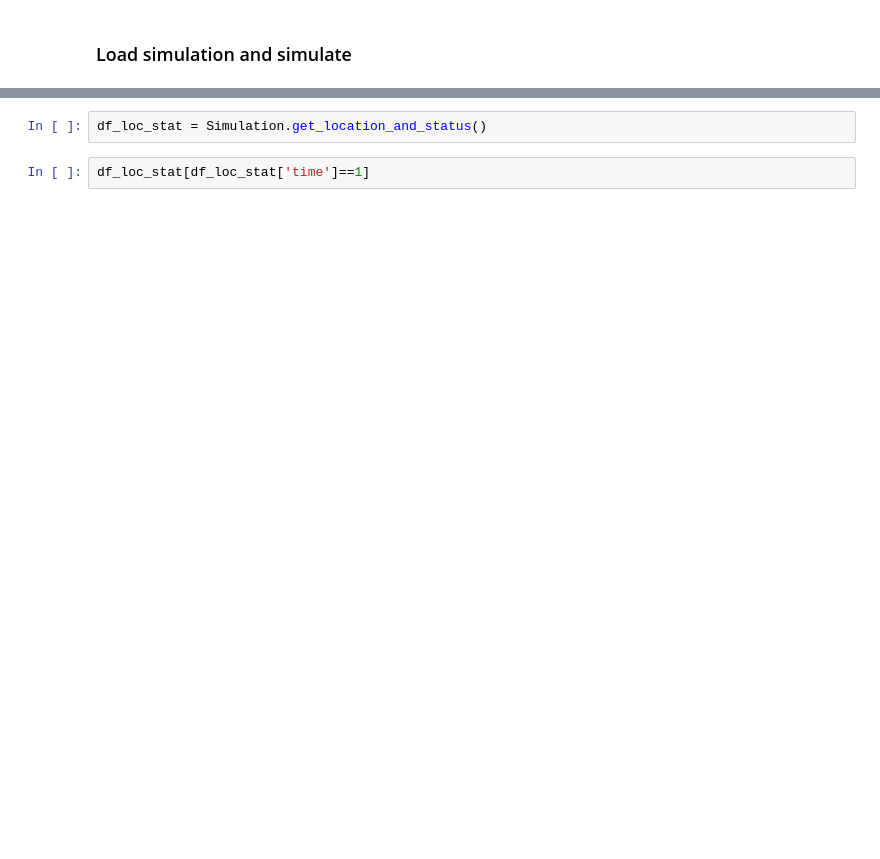
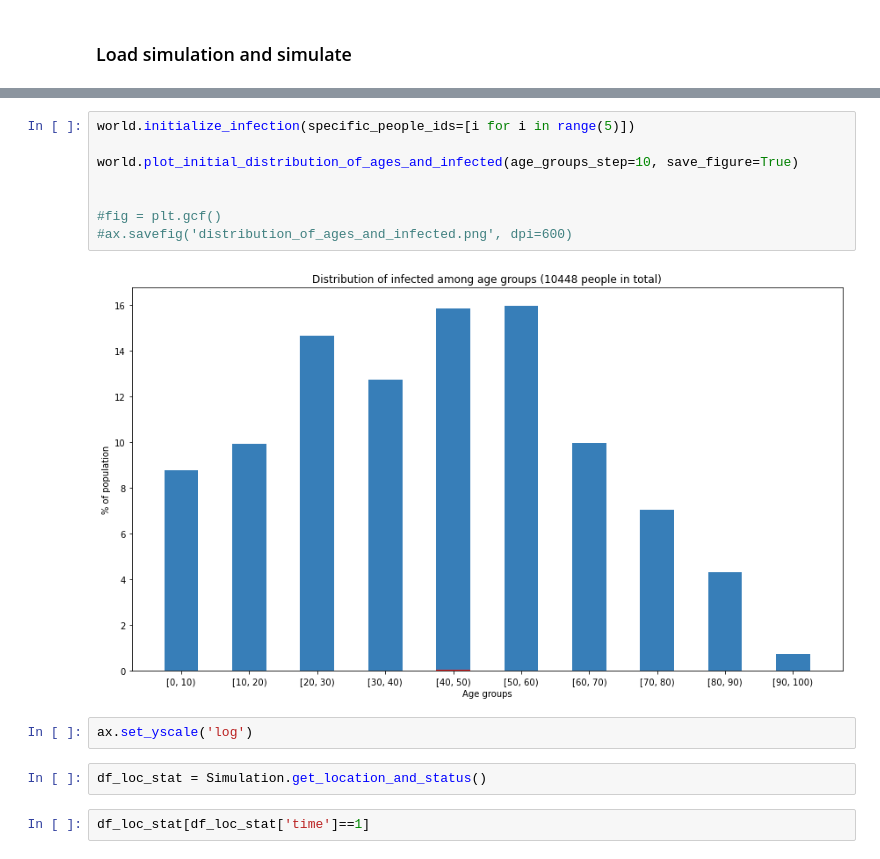
Before and after one commit to joba-1/Corona_Model, a Jupyter notebook: Geodata.ipynb, the cells around one changed output, grey strips where cells are left out. Cells and saved outputs as stored; diff of their text form; blank space fills up the shorter version.

```diff
--- a/Geodata.ipynb
+++ b/Geodata.ipynb
@@ -50,3 +86,15 @@ Simulation.time_steps
+# %%
+world.initialize_infection(specific_people_ids=[i for i in range(5)])
+
+world.plot_initial_distribution_of_ages_and_infected(age_groups_step=10, save_figure=True)
+
+
+#fig = plt.gcf()
+#ax.savefig('distribution_of_ages_and_infected.png', dpi=600)
+# %% [output]
+[figure, added]
+# %%
+ax.set_yscale('log')
 # %%
 df_loc_stat = Simulation.get_location_and_status()
 # %%
```
Also changed, not shown: parts of 15 cells of this notebook, 3 other files.
